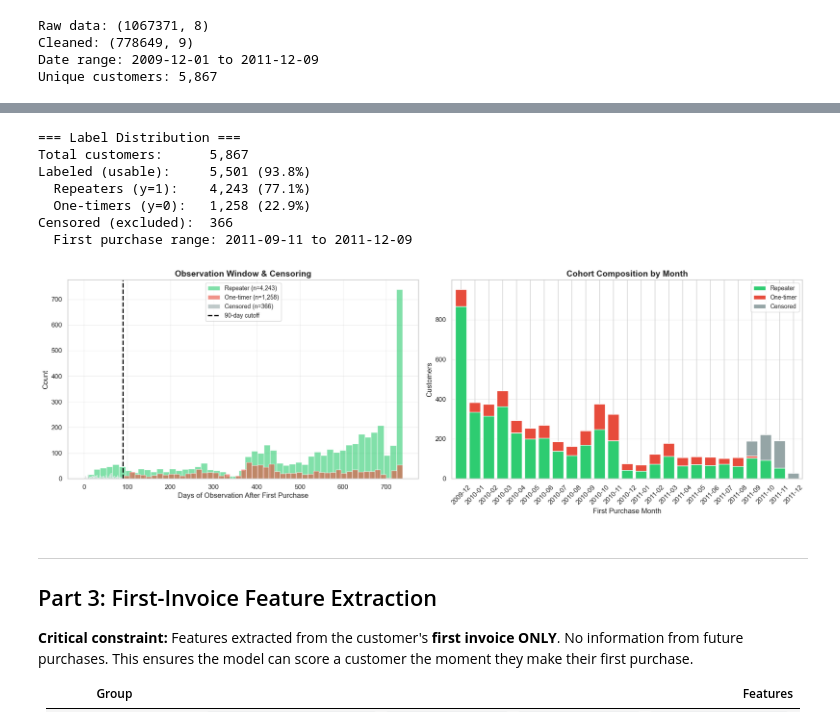
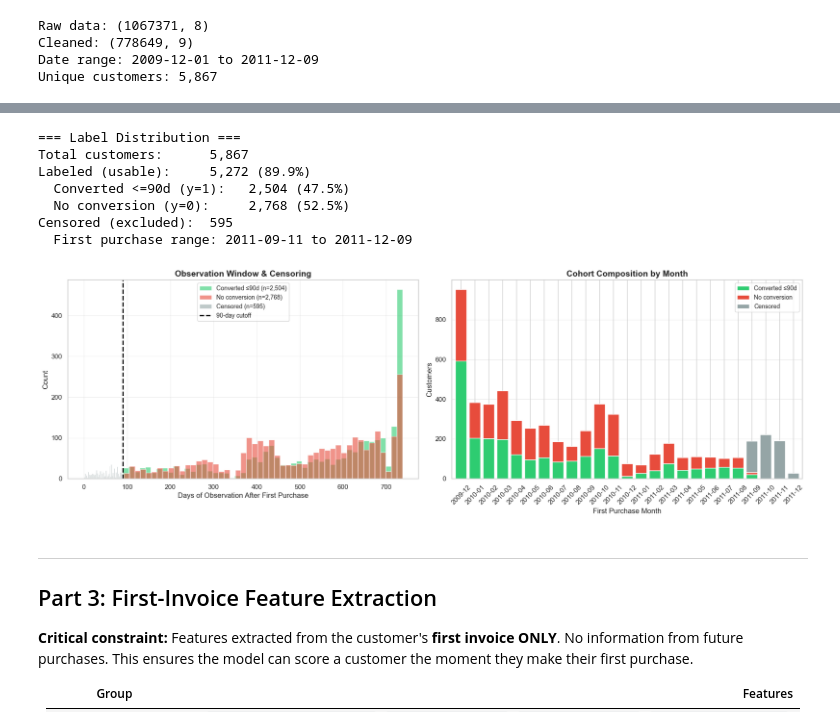
Before and after one commit to josephazar/Survival_Analysis_Demo, a Jupyter notebook: stage1-conversion-model.ipynb, the cells around one changed output, grey strips where cells are left out. Cells and saved outputs as stored; diff of their text form; code cells hidden in the pictures.

```diff
--- a/stage1-conversion-model.ipynb
+++ b/stage1-conversion-model.ipynb
@@ -126,13 +131,14 @@ customer_purchases['days_to_second'] = (
     customer_purchases['second_purchase_date'] - customer_purchases['first_purchase_date']
 ).dt.days
 
-# Label logic
+# Label logic — FIXED horizon: converted iff second invoice within the window.
+# Everyone labelled must have a full window of follow-up, so train and test
+# labels are directly comparable (no differential censoring).
+converted_within = (customer_purchases['days_to_second'] <= OBSERVATION_WINDOW)
 customer_purchases['label'] = np.where(
-    customer_purchases['total_invoices'] > 1, 1,          # returned = repeater
-    np.where(
-        customer_purchases['obs_days'] >= OBSERVATION_WINDOW, 0,  # enough time, didn't return
-        -1  # censored
-    )
+    customer_purchases['obs_days'] >= OBSERVATION_WINDOW,
+    converted_within.astype(int),
+    -1  # censored: less than a full conversion window of observation
 )
 
 labeled = customer_purchases[customer_purchases['label'] >= 0].copy()
@@ -141,18 +147,18 @@ censored = customer_purchases[customer_purchases['label'] == -1]
 print(f'=== Label Distribution ===')
 print(f'Total customers:      {len(customer_purchases):,}')
 print(f'Labeled (usable):     {len(labeled):,} ({len(labeled)/len(customer_purchases)*100:.1f}%)')
-print(f'  Repeaters (y=1):    {(labeled["label"]==1).sum():,} ({(labeled["label"]==1).mean()*100:.1f}%)')
-print(f'  One-timers (y=0):   {(labeled["label"]==0).sum():,} ({(1-labeled["label"]).mean()*100:.1f}%)')
+print(f'  Converted <=90d (y=1):   {(labeled["label"]==1).sum():,} ({(labeled["label"]==1).mean()*100:.1f}%)')
+print(f'  No conversion (y=0):     {(labeled["label"]==0).sum():,} ({(1-labeled["label"]).mean()*100:.1f}%)')
 print(f'Censored (excluded):  {len(censored):,}')
 if len(censored) > 0:
     print(f'  First purchase range: {censored["first_purchase_date"].min().date()} to {censored["first_purchase_date"].max().date()}')
 # %% [output]
 === Label Distribution ===
 Total customers:      5,867
-Labeled (usable):     5,501 (93.8%)
-  Repeaters (y=1):    4,243 (77.1%)
-  One-timers (y=0):   1,258 (22.9%)
-Censored (excluded):  366
+Labeled (usable):     5,272 (89.9%)
+  Converted <=90d (y=1):   2,504 (47.5%)
+  No conversion (y=0):     2,768 (52.5%)
+Censored (excluded):  595
   First purchase range: 2011-09-11 to 2011-12-09
 # %%
 # --- Label Diagnostics ---
@@ -161,37 +167,37 @@ fig, axes = plt.subplots(1, 2, figsize=(18, 6))
 # Left: observation days histogram with cutoff
 ax = axes[0]
 colors_label = {1: '#2ecc71', 0: '#e74c3c', -1: '#95a5a6'}
-for lbl, name in [(1, 'Repeater'), (0, 'One-timer'), (-1, 'Censored')]:
+for lbl, name in [(1, 'Converted ≤90d'), (0, 'No conversion'), (-1, 'Censored')]:
     subset = customer_purchases[customer_purchases['label'] == lbl]
     ax.hist(subset['obs_days'], bins=50, alpha=0.6, label=f'{name} (n={len(subset):,})',
             color=colors_label[lbl], edgecolor='white')
 ax.axvline(OBSERVATION_WINDOW, color='black', linestyle='--', linewidth=2, label=f'{OBSERVATION_WINDOW}-day cutoff')
 ax.set_xlabel('Days of Observation After First Purchase', fontsize=12)
 ax.set_ylabel('Count', fontsize=12)
 ax.set_title('Observation Window & Censoring', fontsize=14, fontweight='bold')
 ax.legend(fontsize=10)
 ax.grid(True, alpha=0.3)
 
 # Right: label composition by first-purchase month
 ax = axes[1]
 cp = customer_purchases.copy()
 cp['month'] = cp['first_purchase_date'].dt.to_period('M')
 monthly = cp.groupby(['month', 'label']).size().unstack(fill_value=0)
-monthly.columns = [['Censored', 'One-timer', 'Repeater'][int(c)+1] for c in monthly.columns]
-monthly = monthly[['Repeater', 'One-timer', 'Censored']]
+monthly.columns = [['Censored', 'No conversion', 'Converted ≤90d'][int(c)+1] for c in monthly.columns]
+monthly = monthly[['Converted ≤90d', 'No conversion', 'Censored']]
 monthly.plot(kind='bar', stacked=True, ax=ax,
              color=['#2ecc71', '#e74c3c', '#95a5a6'], edgecolor='white', width=0.8)
 ax.set_xlabel('First Purchase Month', fontsize=12)
 ax.set_ylabel('Customers', fontsize=12)
 ax.set_title('Cohort Composition by Month', fontsize=14, fontweight='bold')
 ax.legend(fontsize=10)
 ax.tick_params(axis='x', rotation=45)
 ax.grid(True, alpha=0.3, axis='y')
 
 plt.tight_layout()
 plt.show()
 # %% [output]
-[figure, old version]
+[figure, new version]
 # %% [markdown]
 ---
 ## Part 3: First-Invoice Feature Extraction
```
Also changed, not shown: parts of 20 cells of this notebook, 33 other files.
